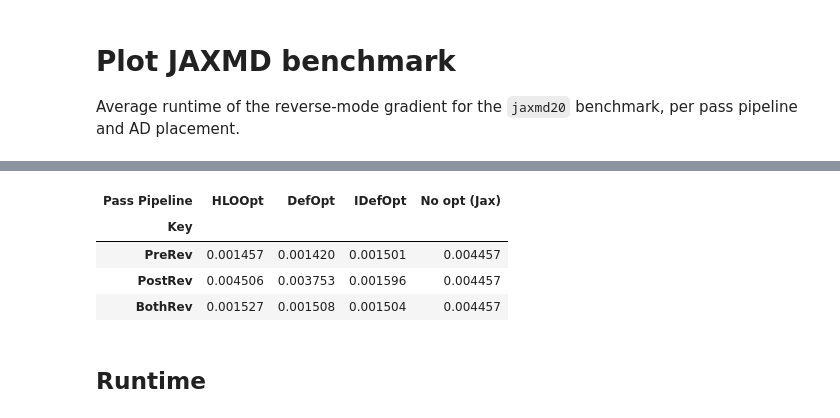
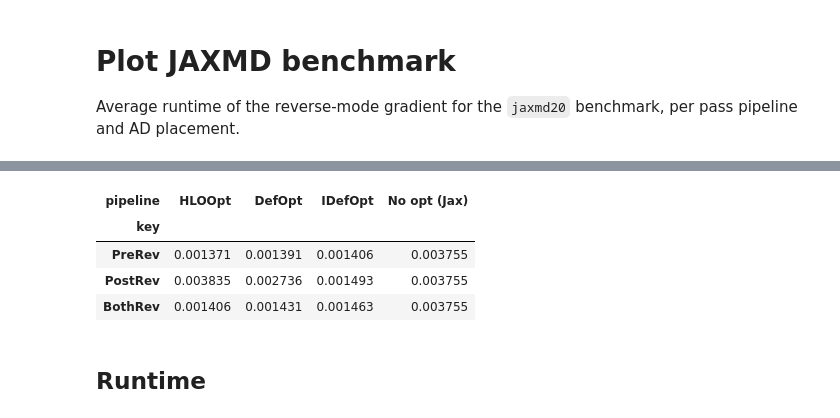
Before and after one commit to EnzymeAD/EnzymeMLIR-PPoPP27, a Jupyter notebook: results/plot-jaxmd.ipynb, the cells around one changed output, grey strips where cells are left out. Saved outputs shown, nothing was run; the diff lists cells and outputs as text; code cells hidden in the pictures.

```diff
--- a/results/plot-jaxmd.ipynb
+++ b/results/plot-jaxmd.ipynb
@@ -10,10 +10,12 @@ import numpy as np
 import pandas as pd
 # %%
 # works whether the notebook is run from the repo root or from `results/`
-csv = Path("results_JAXMD.csv")
-if not csv.exists():
-    csv = Path("..") / csv
+path = Path("results_JAXMD.json")
+if not path.exists():
+    path = Path("..") / path
 
-df = pd.read_csv(csv)
-df
+# one row per sample (memory is null when xprof recorded no memory profile, e.g. on CPU)
+samples = pd.read_json(path).explode(["time_s", "peak_memory_bytes"])
+samples = samples.astype({"time_s": float, "peak_memory_bytes": float})
+samples
 # %% [output]
@@ -36,0 +35,18 @@ df
+# %%
+# one row per (benchmark, pipeline, backend, key) with the statistics over the samples
+df = (
+    samples.groupby(["benchmark", "pipeline", "backend", "key"], sort=False)
+    .agg(
+        nsamples=("time_s", "size"),
+        time_avg_s=("time_s", "mean"),
+        time_std_s=("time_s", "std"),
+        time_min_s=("time_s", "min"),
+        time_max_s=("time_s", "max"),
+        mem_avg_bytes=("peak_memory_bytes", "mean"),
+        mem_std_bytes=("peak_memory_bytes", "std"),
+        mem_min_bytes=("peak_memory_bytes", "min"),
+        mem_max_bytes=("peak_memory_bytes", "max"),
+    )
+    .reset_index()
+)
+df
@@ -37,34 +71,34 @@ df
 # %%
-# CSV key -> group label
+# key -> group label
 KEYS = {
     "PreRev": "Pre AD",
     "PostRev": "Post AD",
     "BothRev": "Pre + Post AD",
 }
 
-# CSV pass pipeline -> legend label
+# pass pipeline -> legend label
 PIPELINES = {
     "HLOOpt": "HLO Opts.",
     "DefOpt": "All (No Inline)",
     "IDefOpt": "All (Inline)",
 }
 
 COLORS = {
     "HLOOpt": "#fc8d62",
     "DefOpt": "#66c2a5",
     "IDefOpt": "#8da0cb",
 }
 
-avg = df.pivot_table(index="Key", columns="Pass Pipeline", values="Avg Time")  # seconds
+avg = df.pivot_table(index="key", columns="pipeline", values="time_avg_s")  # seconds
 baseline = avg.loc["BothRev", "Jax"]  # "No opt"
 
 avg.loc[list(KEYS), list(PIPELINES)].assign(**{"No opt (Jax)": baseline})
 # %% [output]
-| Pass Pipeline | HLOOpt | DefOpt | IDefOpt | No opt (Jax) |
-| Key |  |  |  |  |
-| PreRev | 0.001457 | 0.001420 | 0.001501 | 0.004457 |
-| PostRev | 0.004506 | 0.003753 | 0.001596 | 0.004457 |
-| BothRev | 0.001527 | 0.001508 | 0.001504 | 0.004457 |
+| pipeline | HLOOpt | DefOpt | IDefOpt | No opt (Jax) |
+| key |  |  |  |  |
+| PreRev | 0.001371 | 0.001391 | 0.001406 | 0.003755 |
+| PostRev | 0.003835 | 0.002736 | 0.001493 | 0.003755 |
+| BothRev | 0.001406 | 0.001431 | 0.001463 | 0.003755 |
 # %% [markdown]
 ## Runtime
 # %%
```
Also changed, not shown: parts of 9 cells of this notebook, 4 other files.
